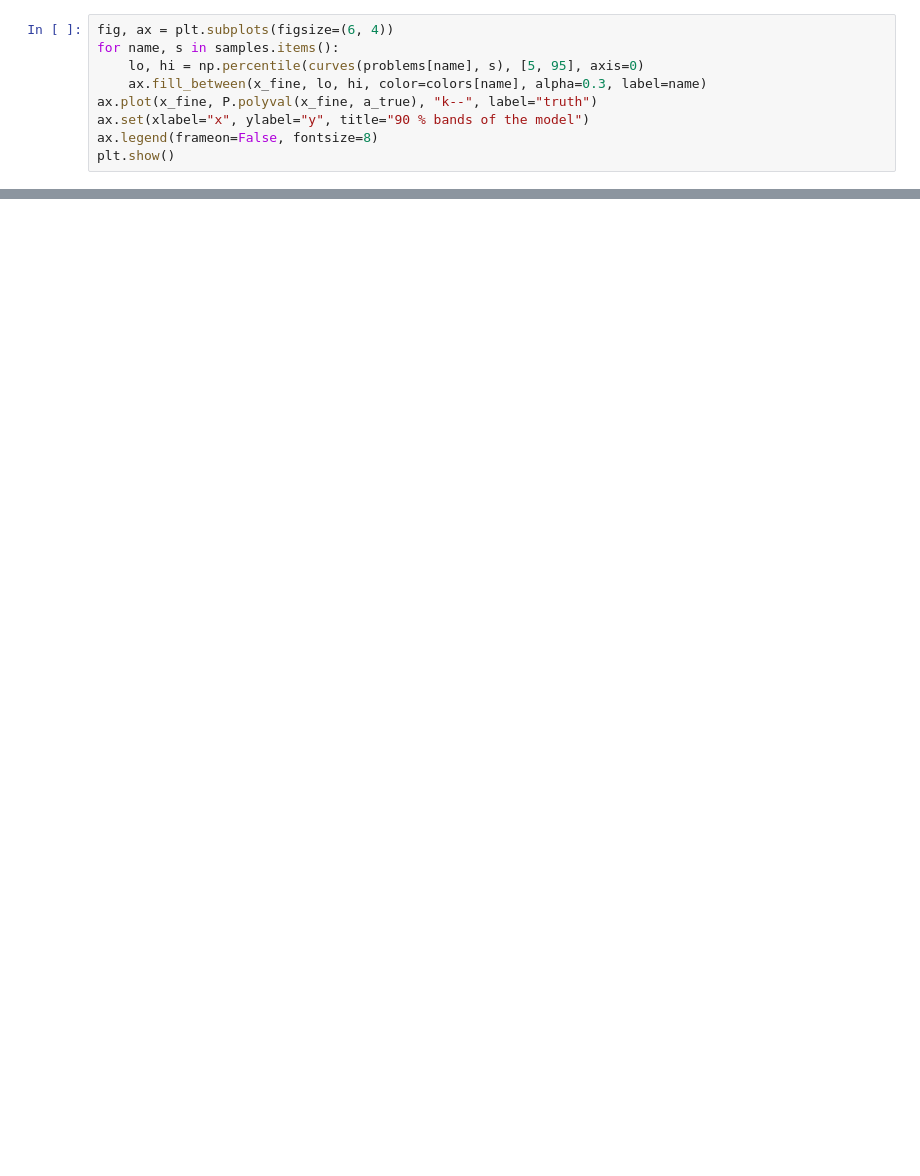
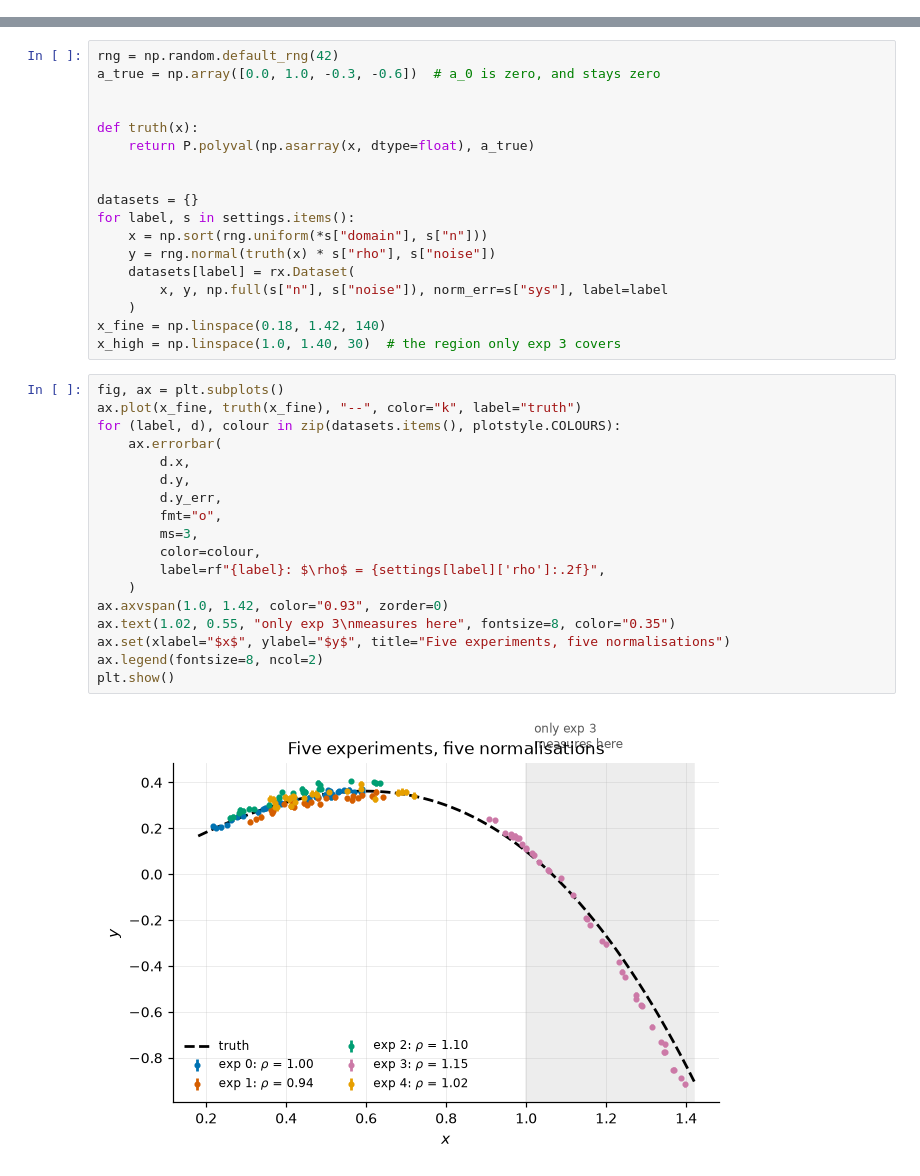
Before and after one commit to beykyle/rxmc, a Jupyter notebook: examples/normalization_and_covariance_structure.ipynb, the cells around one changed output, grey strips where cells are left out. Drawn from its saved outputs; the diff is of its cells as text; blank space fills up the shorter version.

```diff
--- a/examples/normalization_and_covariance_structure.ipynb
+++ b/examples/normalization_and_covariance_structure.ipynb
@@ -213,9 +0,0 @@ plt.show()
-# %%
-fig, ax = plt.subplots(figsize=(6, 4))
-for name, s in samples.items():
-    lo, hi = np.percentile(curves(problems[name], s), [5, 95], axis=0)
-    ax.fill_between(x_fine, lo, hi, color=colors[name], alpha=0.3, label=name)
-ax.plot(x_fine, P.polyval(x_fine, a_true), "k--", label="truth")
-ax.set(xlabel="x", ylabel="y", title="90 % bands of the model")
-ax.legend(frameon=False, fontsize=8)
-plt.show()
@@ -375,0 +101,38 @@ is what the mode multiplies.
+# %%
+rng = np.random.default_rng(42)
+a_true = np.array([0.0, 1.0, -0.3, -0.6])  # a_0 is zero, and stays zero
+
+
+def truth(x):
+    return P.polyval(np.asarray(x, dtype=float), a_true)
+
+
+datasets = {}
+for label, s in settings.items():
+    x = np.sort(rng.uniform(*s["domain"], s["n"]))
+    y = rng.normal(truth(x) * s["rho"], s["noise"])
+    datasets[label] = rx.Dataset(
+        x, y, np.full(s["n"], s["noise"]), norm_err=s["sys"], label=label
+    )
+x_fine = np.linspace(0.18, 1.42, 140)
+x_high = np.linspace(1.0, 1.40, 30)  # the region only exp 3 covers
+# %%
+fig, ax = plt.subplots()
+ax.plot(x_fine, truth(x_fine), "--", color="k", label="truth")
+for (label, d), colour in zip(datasets.items(), plotstyle.COLOURS):
+    ax.errorbar(
+        d.x,
+        d.y,
+        d.y_err,
+        fmt="o",
+        ms=3,
+        color=colour,
+        label=rf"{label}: $\rho$ = {settings[label]['rho']:.2f}",
+    )
+ax.axvspan(1.0, 1.42, color="0.93", zorder=0)
+ax.text(1.02, 0.55, "only exp 3\nmeasures here", fontsize=8, color="0.35")
+ax.set(xlabel="$x$", ylabel="$y$", title="Five experiments, five normalisations")
+ax.legend(fontsize=8, ncol=2)
+plt.show()
+# %% [output]
+[figure, added]
```
Also changed, not shown: parts of 60 cells of this notebook, 2 other files.
